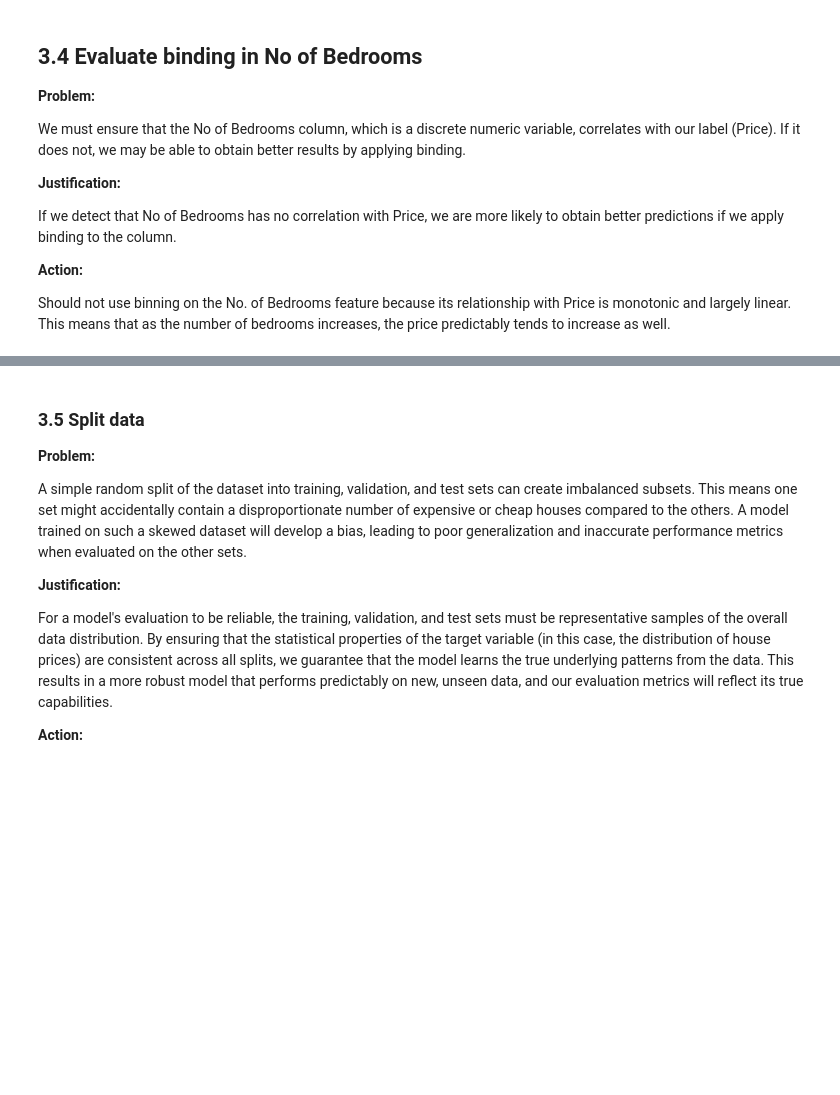
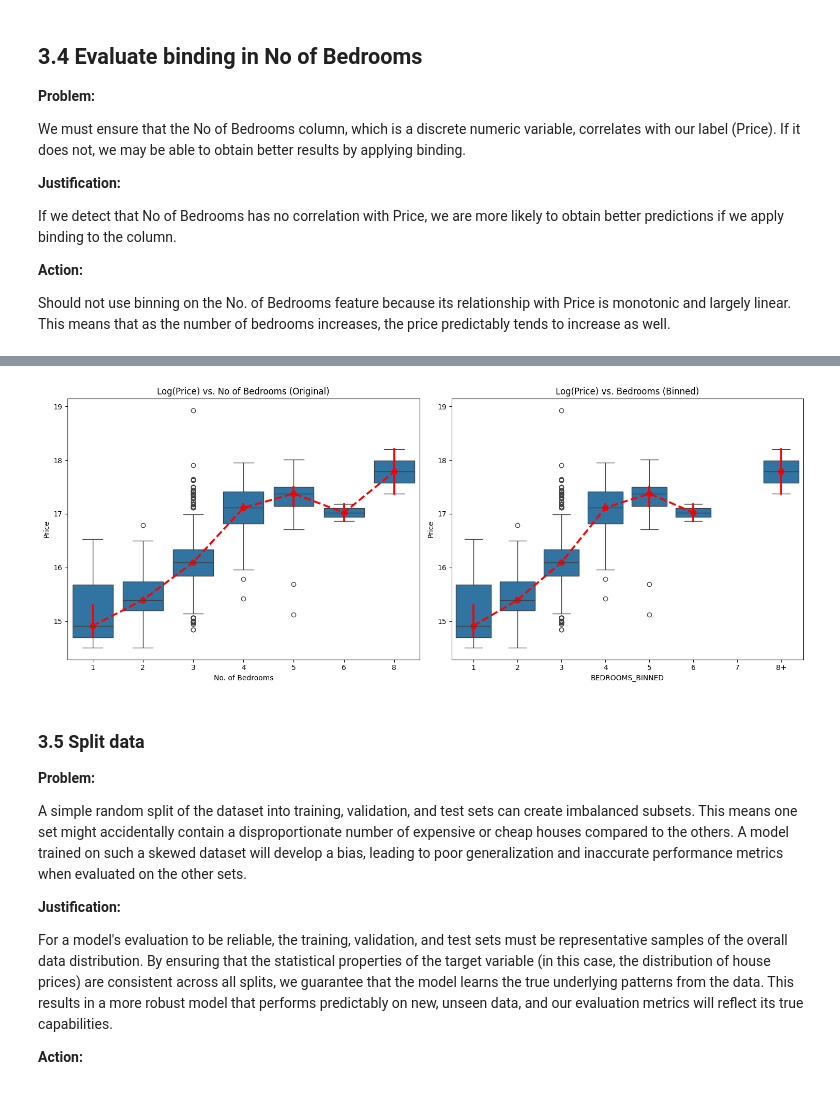
Before and after one commit to albertbolanoss/labs_machine_learning, a Jupyter notebook: notebooks/hyderabad_house_price/1.3_Feature_engineering.ipynb, the cells around one changed output, grey strips where cells are left out. Saved outputs shown, nothing was run; the diff lists cells and outputs as text; code cells hidden in the pictures; blank space fills up the shorter version.

Commit message:
No of bedrooms binding evaluation

```diff
--- a/notebooks/hyderabad_house_price/1.3_Feature_engineering.ipynb
+++ b/notebooks/hyderabad_house_price/1.3_Feature_engineering.ipynb
@@ -154,0 +144,87 @@ No. of Bedrooms  0.711704         1.000000
+# %%
+
+import pandas as pd
+import seaborn as sns
+import matplotlib.pyplot as plt
+from IPython.display import display, Markdown
+import numpy as np  # <-- AÑADIDO: Necesario para el estimador de mediana
+
+# Usamos el dataframe que ya tiene las dummies de ubicación
+# Hacemos una copia para no alterar el flujo de tu notebook
+data_comparison = dataset_with_dummies.copy()
+
+# --- 1. Análisis de la Variable Original ---
+
+display(Markdown("### 1. Analysis with the Original Variable"))
+
+# Calcular la correlación de Pearson original
+corr_original = data_comparison[[Column.PRICE.name, Column.NO_OF_BEDROOMS.name]].corr()
+
+print("--- Original Correlation (Price vs. No of Bedrooms) ---")
+print(corr_original)
+print("\nDistribution of original values:")
+print(data_comparison[Column.NO_OF_BEDROOMS.name].value_counts().sort_index())
+
+# Visualización (Boxplot)
+plt.figure(figsize=(15, 6)) # <-- Hice el gráfico un poco más ancho
+ax1 = plt.subplot(1, 2, 1) # <-- Capturamos el eje (ax1)
+sns.boxplot(data=data_comparison, x=Column.NO_OF_BEDROOMS.name, y=Column.PRICE.name, ax=ax1)
+
+# Dibuja una línea conectando la MEDIANA de cada categoría
+sns.pointplot(data=data_comparison, x=Column.NO_OF_BEDROOMS.name, y=Column.PRICE.name,
+              ax=ax1,
+              estimator=np.median,  # <-- Usa la mediana (no la media)
+              color='red',
+              markers='o',
+              linestyles='--')
+# ---------------------
+
+plt.title('Log(Price) vs. No of Bedrooms (Original)')
+
+
+# --- 2. Creación y Análisis de la Variable Agrupada (Binned) ---
+
+display(Markdown("\n### 2. Análisis con la Variable Agrupada (Binning)"))
+
+# Definimos los 'cortes' para agrupar (basado en tu imagen)
+bins = [0, 1, 2, 3, 4, 5, 6, 7, float('inf')]
+labels = ['1', '2', '3', '4', '5', '6', '7', '8+']
+
+# Creamos la nueva columna agrupada
+BEDROOMS_BINNED = 'BEDROOMS_BINNED'
+data_comparison[BEDROOMS_BINNED] = pd.cut(data_comparison[Column.NO_OF_BEDROOMS.name],
+                                         bins=bins,
+                                         labels=labels,
+                                         right=True)
+
+print("New categories created (Bins):")
+print(data_comparison[BEDROOMS_BINNED].value_counts().sort_index())
+
+# Para calcular la correlación, necesitamos convertir los bins (que son texto) a números
+data_comparison['BEDROOMS_BINNED_ENCODED'] = pd.factorize(data_comparison[BEDROOMS_BINNED])[0]
+
+# Calculamos la correlación de la variable agrupada y codificada
+corr_binned = data_comparison[[Column.PRICE.name, 'BEDROOMS_BINNED_ENCODED']].corr()
+
+print("\n--- Correlation with Binning (Price vs. Bedrooms_Binned_Encoded) ---")
+print(corr_binned.rename(columns={'BEDROOMS_BINNED_ENCODED': Column.NO_OF_BEDROOMS.name},
+                         index={'BEDROOMS_BINNED_ENCODED': Column.NO_OF_BEDROOMS.name}))
+
+# Visualización
+ax2 = plt.subplot(1, 2, 2) # <-- Capturamos el eje (ax2)
+sns.boxplot(data=data_comparison, x=BEDROOMS_BINNED, y=Column.PRICE.name, ax=ax2)
+
+# --- LÍNEA AÑADIDA ---
+# Dibuja una línea conectando la MEDIANA de cada categoría
+sns.pointplot(data=data_comparison, x=BEDROOMS_BINNED, y=Column.PRICE.name,
+              ax=ax2,
+              estimator=np.median,  # <-- Usa la mediana
+              color='red',
+              markers='o',
+              linestyles='--')
+# ---------------------
+
+plt.title('Log(Price) vs. Bedrooms (Binned)')
+plt.tight_layout()
+plt.show()
+# %% [output]
@@ -155,3 +265,4 @@ No. of Bedrooms  0.711704         1.000000
+[figure, added]
 # %% [markdown]
 ### 3.5 Split data
 
```
Also changed, not shown: parts of 3 cells of this notebook, 2 other files.
